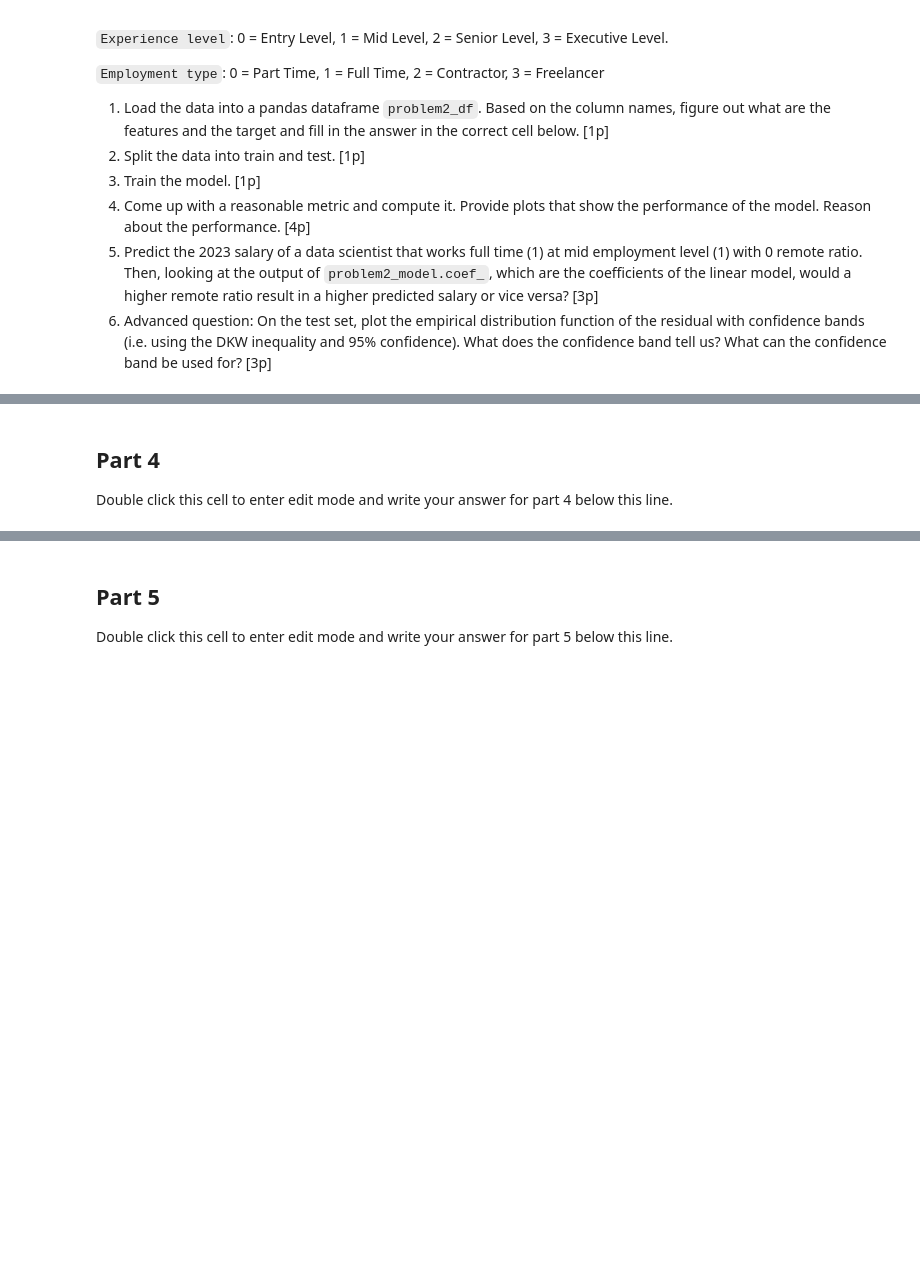
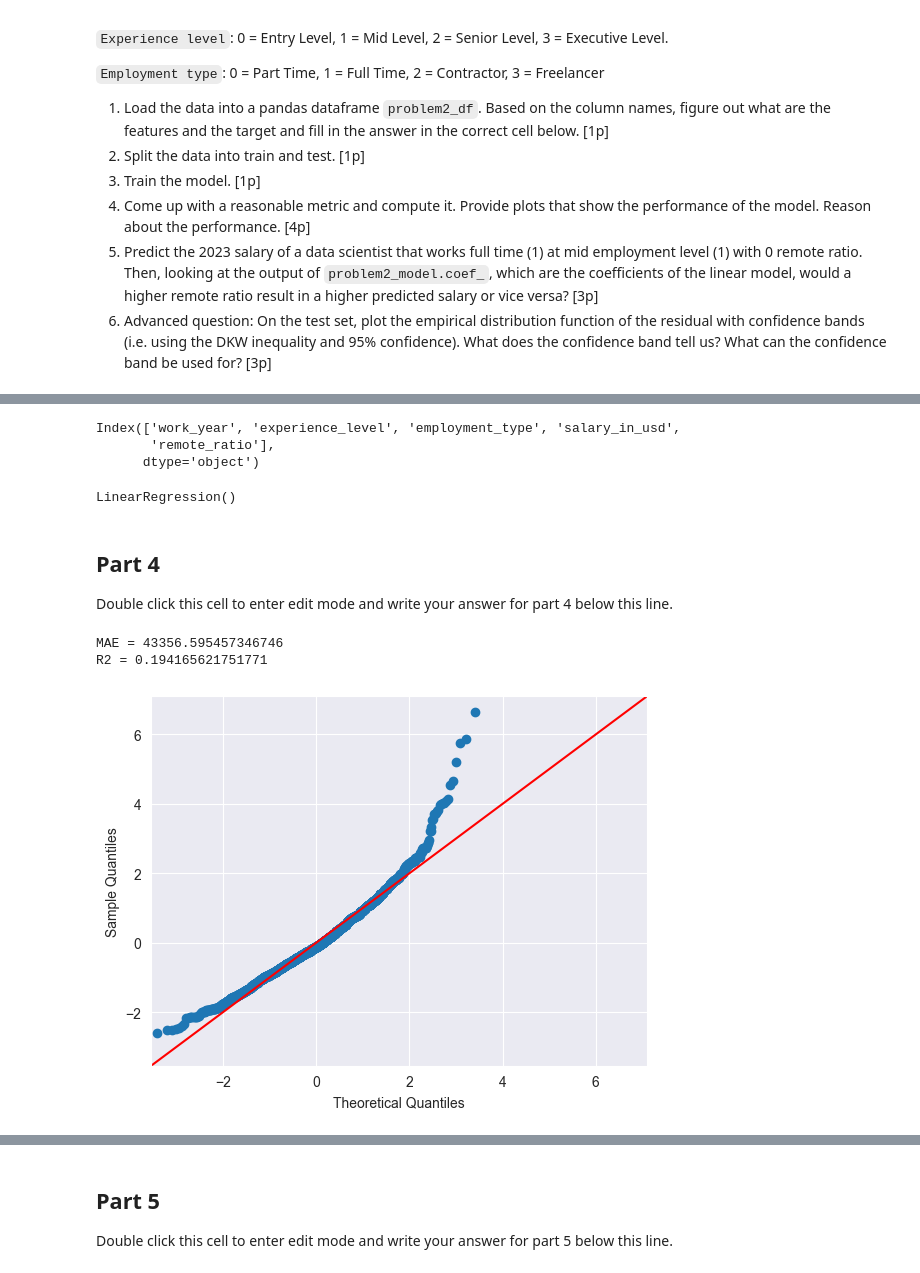
Before and after one commit to vaughankraska/data_science_2023, a Jupyter notebook: assignments/exam_from_thea.ipynb, the cells around one changed output, grey strips where cells are left out. Drawn from its saved outputs; the diff is of its cells as text; code cells hidden in the pictures; blank space fills up the shorter version.

```diff
--- a/assignments/exam_from_thea.ipynb
+++ b/assignments/exam_from_thea.ipynb
@@ -120,5 +215,6 @@ To evaluate your model, you will split the dataset into a training set and a tes
 # %%
 # Part 1
 # Let problem2_df be the pandas dataframe that contains the data from the file
-# data/abalone.csv
-problem2_df = XXX
+data = pd.read_csv('./data/salaries.csv')
+problem2_df = data.copy()
+problem2_df.describe()
@@ -125,29 +231,39 @@ problem2_df = XXX
 # %%
 # Part 1
-
+print(data.columns)
 # Fill in the features as a list of strings of the names of the columns
 
-problem2_features = ["XXX"]
+problem2_features = data.drop('salary_in_usd', axis=1).columns
 
 # Fill in the target as a string with the correct column name
 
-problem2_target = "XXX"
+problem2_target = 'salary_in_usd'
+# %% [output]
+Index(['work_year', 'experience_level', 'employment_type', 'salary_in_usd',
+       'remote_ratio'],
+      dtype='object')
 # %%
 # Part 2
-
-
+#Split the data into train and test. [1p]
+from sklearn.model_selection import train_test_split
 # Split the data into train and test using train_test_split
 # keep the train size as 0.8 and use random_state=42
-problem2_X_train,problem2_X_test,problem2_y_train,problem2_y_test = XXX
+problem2_X_train, problem2_X_test, problem2_y_train, problem2_y_test = train_test_split(
+    data[problem2_features], data[problem2_target],
+    train_size=.2, random_state=42
+)
 # %%
 # Part 3
-
+from sklearn.linear_model import LinearRegression
 # Include the necessary imports
 
 # Initialize your linear regression model
-problem2_model = XXX
+problem2_model = LinearRegression()
 
 # Train your model on the training data
+problem2_model.fit(problem2_X_train, problem2_y_train)
+# %% [output]
+LinearRegression()
 # %% [markdown]
 ## Part 4
 
@@ -158,0 +271,17 @@ Double click this cell to enter edit mode and write your answer for part 4 below
+# %%
+# Part 4
+# 4. Come up with a reasonable metric and compute it. Provide plots that show the performance of the model. Reason about the performance. [4p]
+from sklearn.metrics import r2_score, mean_absolute_error
+import seaborn as sns
+from statsmodels.api import qqplot
+import matplotlib.pyplot as plt
+
+predictions = problem2_model.predict(problem2_X_test)
+print(f'MAE = {mean_absolute_error(problem2_y_test, predictions)}')
+print(f'R2 = {r2_score(problem2_y_test, predictions)}')
+fig = qqplot(np.array(problem2_y_test - predictions),fit=True, line="45")
+plt.show(fig)
+# %% [output]
+MAE = 43356.595457346746
+R2 = 0.194165621751771
+[figure, added]
```
Also changed, not shown: parts of 23 cells of this notebook, 1 other file.
